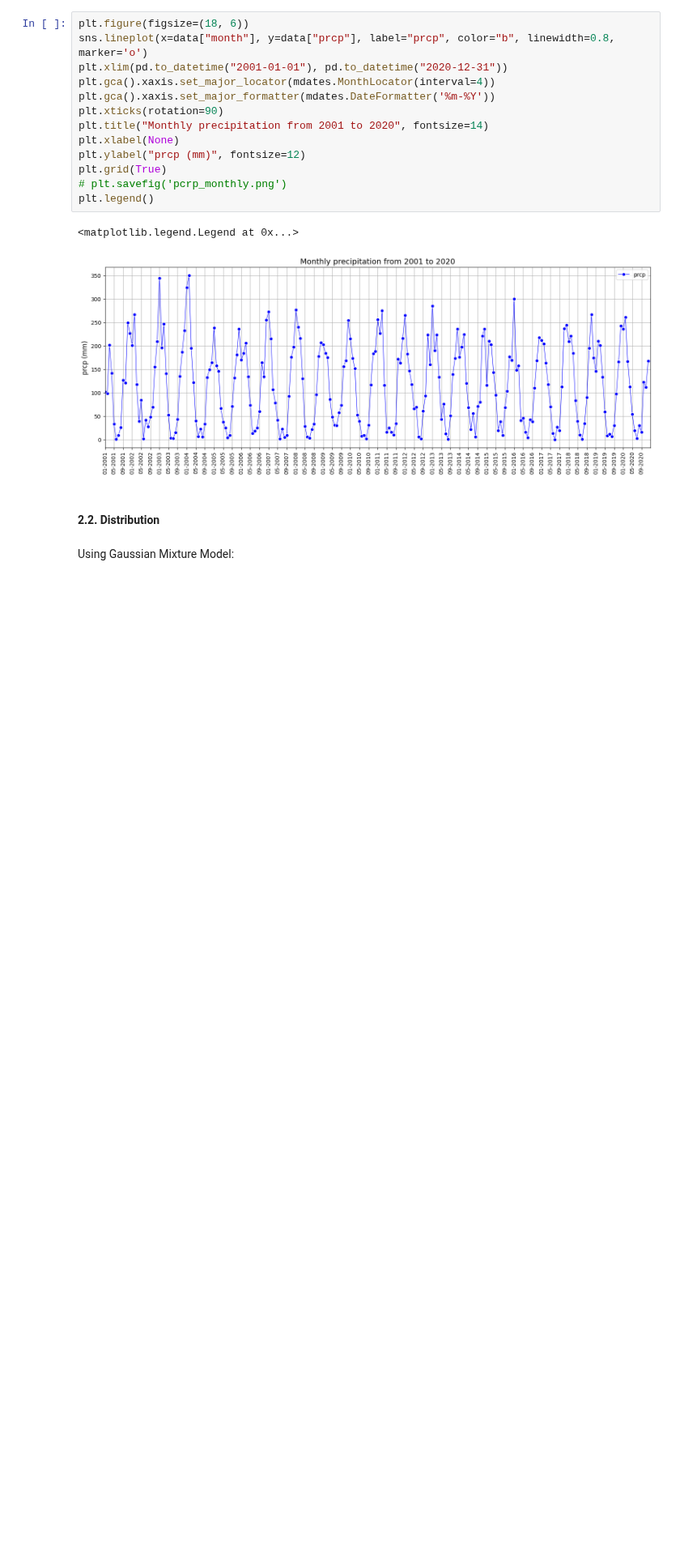
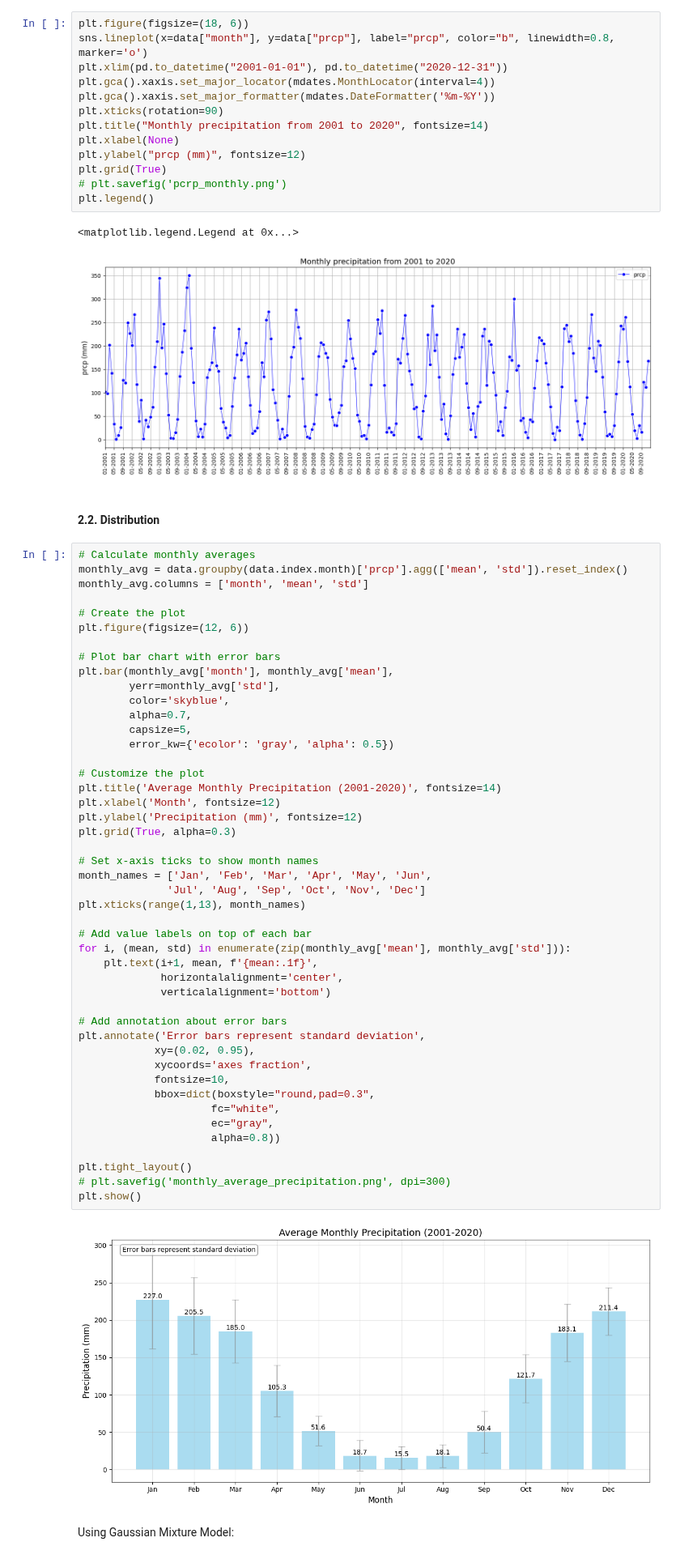
Before and after one commit to Kizza2014/time_series_climate_weather_surface_of_Brazil, a Jupyter notebook: analysis.ipynb, the cells around one changed output. Shown at 81% size. Saved outputs shown, nothing was run; the diff lists cells and outputs as text; blank space fills up the shorter version.

```diff
--- a/analysis.ipynb
+++ b/analysis.ipynb
@@ -53,6 +53,54 @@ plt.legend()
 [figure]
 # %% [markdown]
 #### 2.2. Distribution
+# %%
+# Calculate monthly averages
+monthly_avg = data.groupby(data.index.month)['prcp'].agg(['mean', 'std']).reset_index()
+monthly_avg.columns = ['month', 'mean', 'std']
+
+# Create the plot
+plt.figure(figsize=(12, 6))
+
+# Plot bar chart with error bars
+plt.bar(monthly_avg['month'], monthly_avg['mean'],
+        yerr=monthly_avg['std'],
+        color='skyblue',
+        alpha=0.7,
+        capsize=5,
+        error_kw={'ecolor': 'gray', 'alpha': 0.5})
+
+# Customize the plot
+plt.title('Average Monthly Precipitation (2001-2020)', fontsize=14)
+plt.xlabel('Month', fontsize=12)
+plt.ylabel('Precipitation (mm)', fontsize=12)
+plt.grid(True, alpha=0.3)
+
+# Set x-axis ticks to show month names
+month_names = ['Jan', 'Feb', 'Mar', 'Apr', 'May', 'Jun',
+              'Jul', 'Aug', 'Sep', 'Oct', 'Nov', 'Dec']
+plt.xticks(range(1,13), month_names)
+
+# Add value labels on top of each bar
+for i, (mean, std) in enumerate(zip(monthly_avg['mean'], monthly_avg['std'])):
+    plt.text(i+1, mean, f'{mean:.1f}',
+             horizontalalignment='center',
+             verticalalignment='bottom')
+
+# Add annotation about error bars
+plt.annotate('Error bars represent standard deviation',
+            xy=(0.02, 0.95),
+            xycoords='axes fraction',
+            fontsize=10,
+            bbox=dict(boxstyle="round,pad=0.3",
+                     fc="white",
+                     ec="gray",
+                     alpha=0.8))
+
+plt.tight_layout()
+# plt.savefig('monthly_average_precipitation.png', dpi=300)
+plt.show()
+# %% [output]
+[figure, added]
 # %% [markdown]
 Using Gaussian Mixture Model:
 # %%
```
Also changed, not shown: parts of 11 cells of this notebook, 11 other files.
